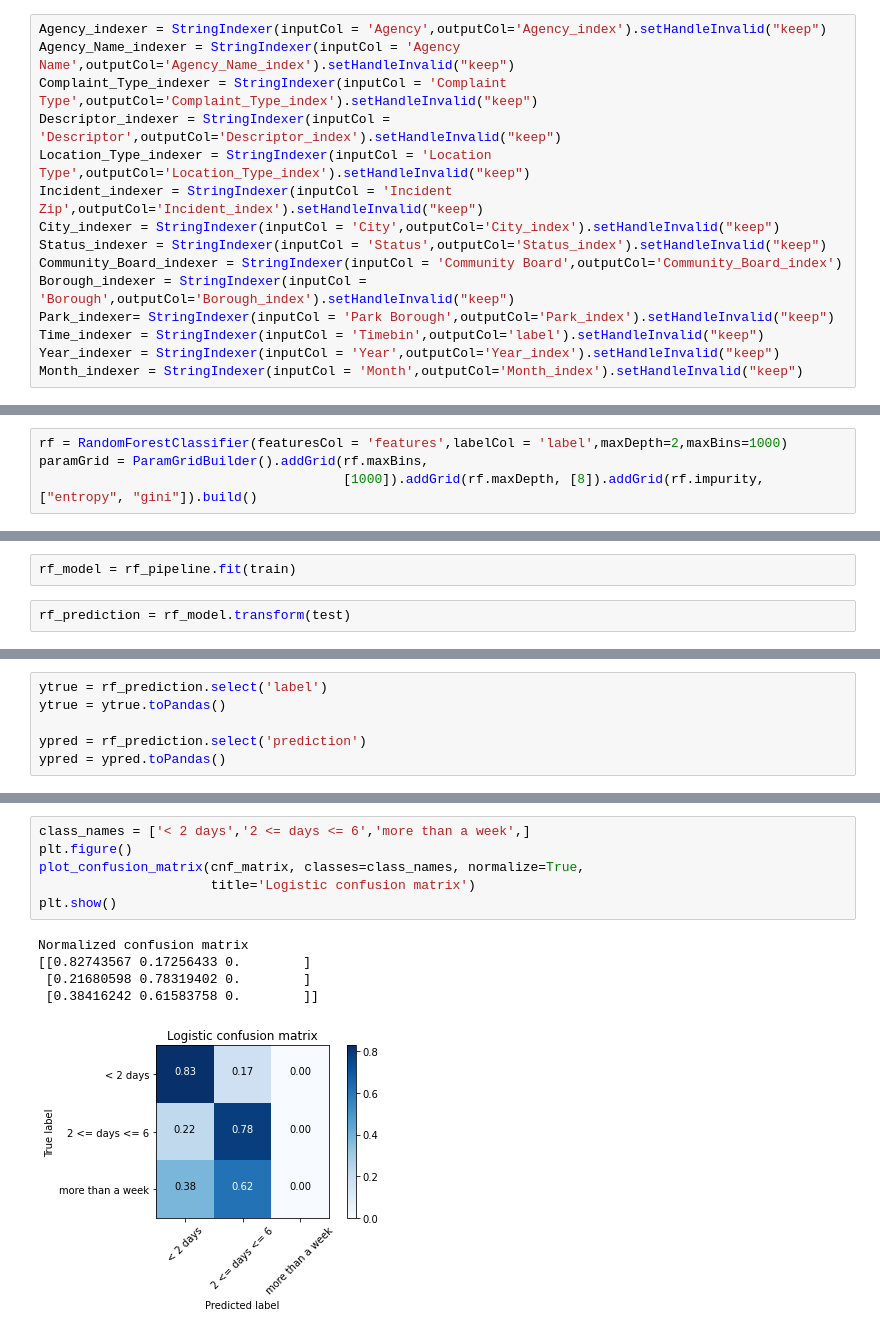
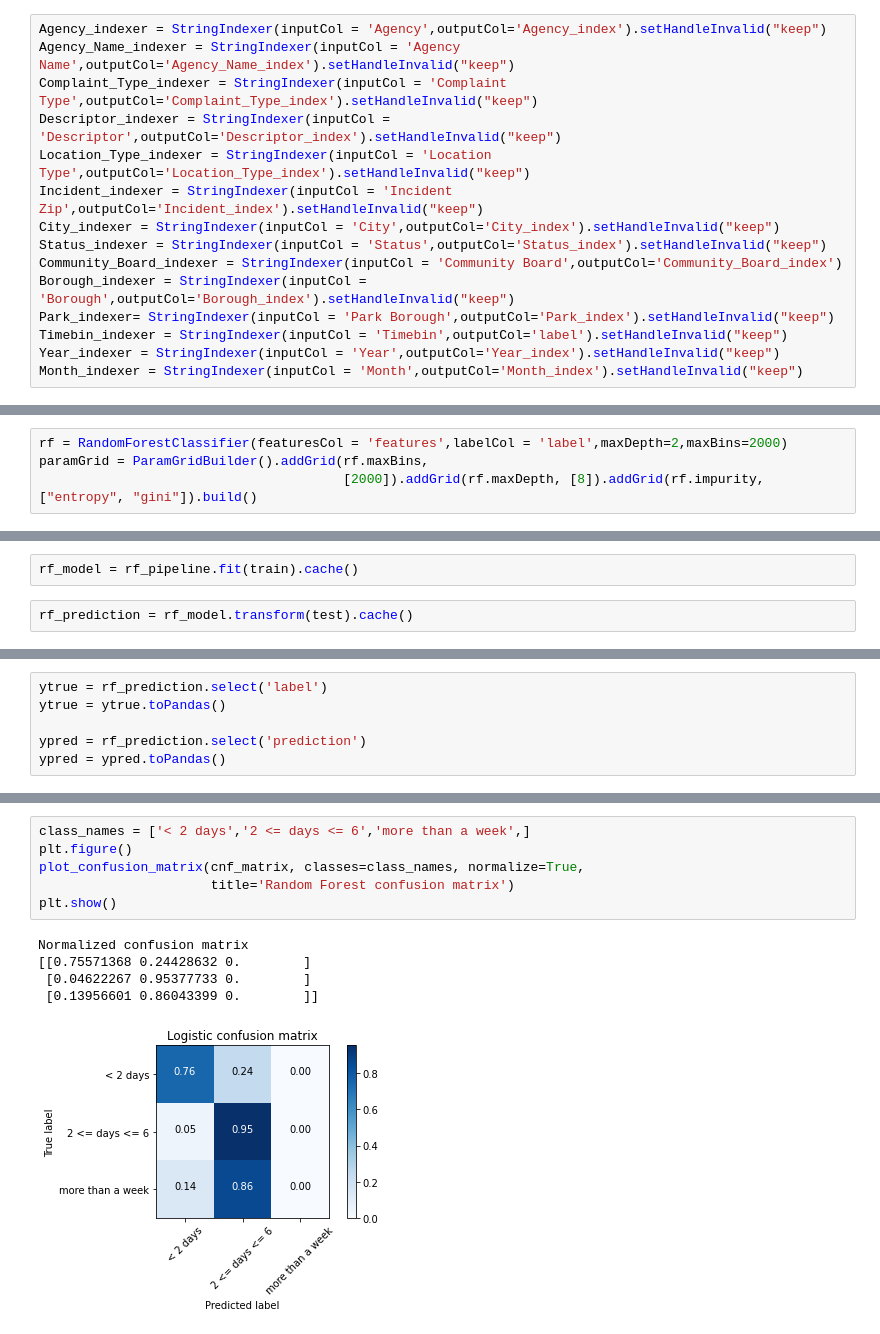
Before and after one commit to Jenova73/502_final_project, a Jupyter notebook: final_project.ipynb, the cells around one changed output, grey strips where cells are left out. Drawn from its saved outputs; the diff is of its cells as text.

```diff
--- a/final_project.ipynb
+++ b/final_project.ipynb
@@ -194,7 +184,7 @@ Status_indexer = StringIndexer(inputCol = 'Status',outputCol='Status_index').set
 Community_Board_indexer = StringIndexer(inputCol = 'Community Board',outputCol='Community_Board_index')
 Borough_indexer = StringIndexer(inputCol = 'Borough',outputCol='Borough_index').setHandleInvalid("keep")
 Park_indexer= StringIndexer(inputCol = 'Park Borough',outputCol='Park_index').setHandleInvalid("keep")
-Time_indexer = StringIndexer(inputCol = 'Timebin',outputCol='label').setHandleInvalid("keep")
+Timebin_indexer = StringIndexer(inputCol = 'Timebin',outputCol='label').setHandleInvalid("keep")
 Year_indexer = StringIndexer(inputCol = 'Year',outputCol='Year_index').setHandleInvalid("keep")
 Month_indexer = StringIndexer(inputCol = 'Month',outputCol='Month_index').setHandleInvalid("keep")
 # %%
@@ -266,9 +256,9 @@ Accuracy  0.6607483922657071
 # %% [markdown]
 ### Random Forest
 # %%
-rf = RandomForestClassifier(featuresCol = 'features',labelCol = 'label',maxDepth=2,maxBins=1000)
+rf = RandomForestClassifier(featuresCol = 'features',labelCol = 'label',maxDepth=2,maxBins=2000)
 paramGrid = ParamGridBuilder().addGrid(rf.maxBins,
-                                       [1000]).addGrid(rf.maxDepth, [8]).addGrid(rf.impurity, ["entropy", "gini"]).build()
+                                       [2000]).addGrid(rf.maxDepth, [8]).addGrid(rf.impurity, ["entropy", "gini"]).build()
 # %%
 rf_pipeline = Pipeline(stages=[Agency_indexer,
                                 Agency_Name_indexer,Complaint_Type_indexer,
@@ -277,9 +267,9 @@ rf_pipeline = Pipeline(stages=[Agency_indexer,
                                      Park_indexer,City_indexer,Timebin_indexer,Year_indexer,Month_indexer,
                                      assembler,rf])
 # %%
-rf_model = rf_pipeline.fit(train)
+rf_model = rf_pipeline.fit(train).cache()
 # %%
-rf_prediction = rf_model.transform(test)
+rf_prediction = rf_model.transform(test).cache()
 # %%
 evaluator = MulticlassClassificationEvaluator()
 print('F1-Score ', evaluator.evaluate(rf_prediction,
@@ -387,12 +377,12 @@ array([[109550,  22847,      0],
 # %%
 class_names = ['< 2 days','2 <= days <= 6','more than a week',]
 plt.figure()
 plot_confusion_matrix(cnf_matrix, classes=class_names, normalize=True,
-                      title='Logistic confusion matrix')
+                      title='Random Forest confusion matrix')
 plt.show()
 # %% [output]
 Normalized confusion matrix
-[[0.82743567 0.17256433 0.        ]
- [0.21680598 0.78319402 0.        ]
- [0.38416242 0.61583758 0.        ]]
+[[0.75571368 0.24428632 0.        ]
+ [0.04622267 0.95377733 0.        ]
+ [0.13956601 0.86043399 0.        ]]
-[figure, old version]
+[figure, new version]
```
Also changed, not shown: parts of 12 cells of this notebook, 1 other file.
